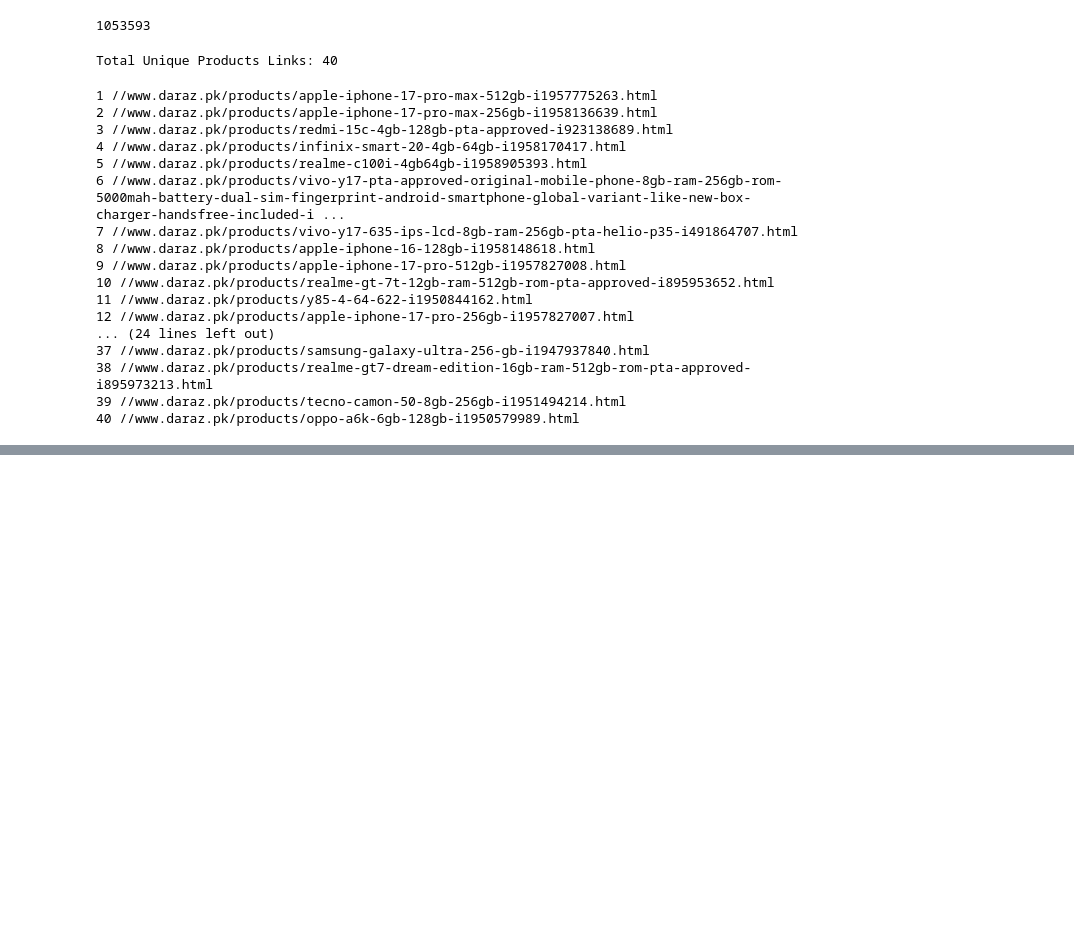
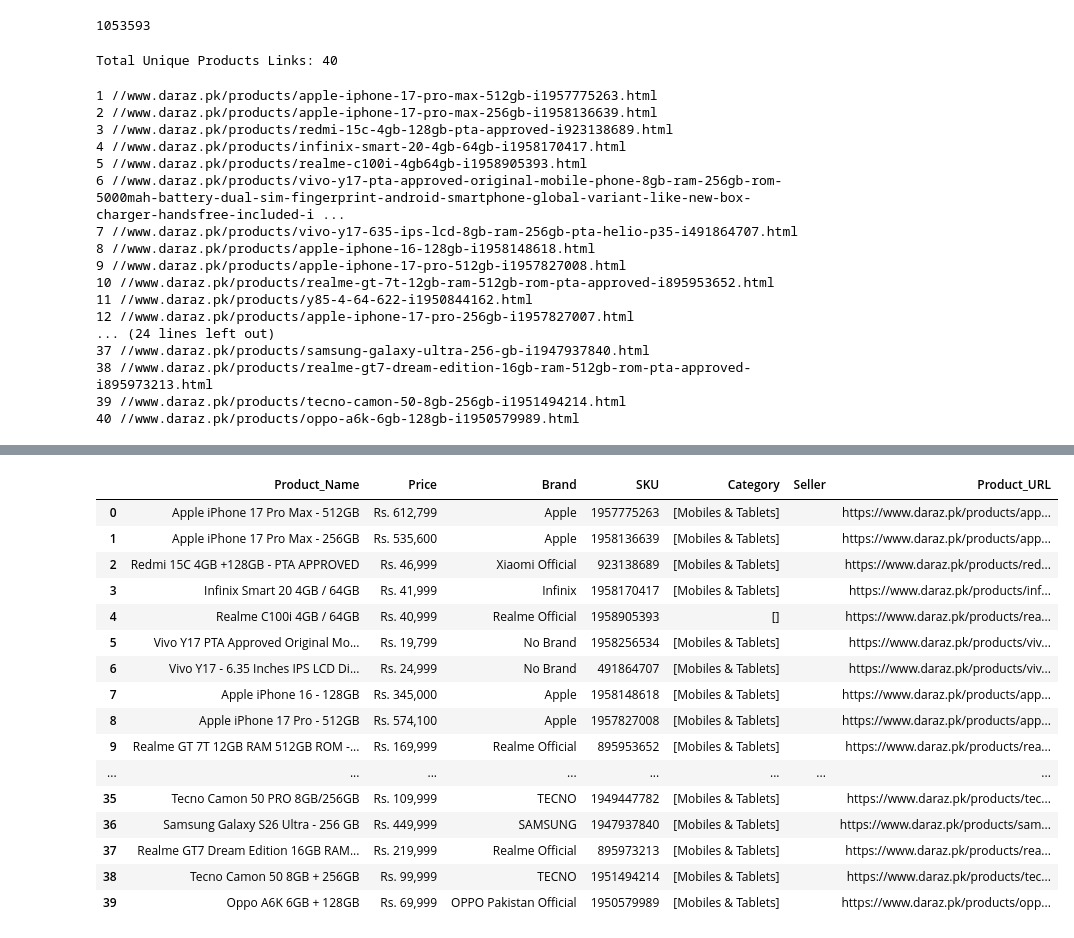
Before and after one commit to Fatima-Arain206/Web-Scrapping-Daraz, a Jupyter notebook: mobile.ipynb, the cells around one changed output, grey strips where cells are left out. Drawn from its saved outputs; the diff is of its cells as text; code cells hidden in the pictures; blank space fills up the shorter version.

```diff
--- a/mobile.ipynb
+++ b/mobile.ipynb
@@ -33,7 +33,8 @@ len(html_content)
 # %% [output]
 1053593
 # %%
-with open('mobile.html',"r",encoding='utf-8') as f:
+from bs4 import BeautifulSoup
+with open('data/raw/mobile.html',"r",encoding='utf-8') as f:
     soup= BeautifulSoup(f,'html.parser')
 
 product_links = []
@@ -51,8 +52,9 @@ print(f'Total Unique Products Links: {len(product_links)}')
 # %% [output]
 Total Unique Products Links: 40
 # %%
-for i, link in enumerate(product_links, start=1):
-    print(i, link)
+with open('data/raw/mobile.html',"r") as f:
+    for i, link in enumerate(product_links, start=1):
+        print(i, link)
 f.close()
 # %% [output]
 1 //www.daraz.pk/products/apple-iphone-17-pro-max-512gb-i1957775263.html
@@ -80,6 +82,7 @@ import time
 import json
 from bs4 import BeautifulSoup
 import time
+import re
 
 try:
     driver = webdriver.Chrome()
@@ -89,7 +92,10 @@ try:
     for i ,links in enumerate( product_links , start=1):
         if links.startswith('//'):
             links= 'https:'+links
-
+        elif links.startswith('/'):
+            links= "https://www.daraz.pk"+links
+        if not links.startswith('http'):
+            continue
         driver.get(links)
         time.sleep(2)
 
@@ -97,7 +103,7 @@ try:
 
         match =  re.search(
         r'var pdpTrackingData = "(.*?)";',
-        html,
+        html_data,
         re.DOTALL
     )
 
@@ -114,7 +120,7 @@ try:
                                "SKU": data.get("pdt_sku"),
                                "Category": data.get("pdt_category"),
                                "Seller": data.get("seller_name"),
-                               "Product_URL": url
+                               "Product_URL": links
                            }
                products.append(product)
 
@@ -130,5 +136,5 @@ try:
     print("\nScraping completed!")
     print("Products collected:", len(products))
 except Exception as e:
-    print(f'network error')
+    print(f'{e}')
 # %% [output]
@@ -135,0 +158,22 @@ KeyboardInterrupt:
+# %%
+df = pd.DataFrame(products)
+len(df)
+df
+# %% [output]
+|  | Product_Name | Price | Brand | SKU | Category | Seller | Product_URL |
+| 0 | Apple iPhone 17 Pro Max - 512GB | Rs. 612,799 | Apple | 1957775263 | [Mobiles & Tablets] |  | https://www.daraz.pk/products/app... |
+| 1 | Apple iPhone 17 Pro Max - 256GB | Rs. 535,600 | Apple | 1958136639 | [Mobiles & Tablets] |  | https://www.daraz.pk/products/app... |
+| 2 | Redmi 15C 4GB +128GB - PTA APPROVED | Rs. 46,999 | Xiaomi Official | 923138689 | [Mobiles & Tablets] |  | https://www.daraz.pk/products/red... |
+| 3 | Infinix Smart 20 4GB / 64GB | Rs. 41,999 | Infinix | 1958170417 | [Mobiles & Tablets] |  | https://www.daraz.pk/products/inf... |
+| 4 | Realme C100i 4GB / 64GB | Rs. 40,999 | Realme Official | 1958905393 | [] |  | https://www.daraz.pk/products/rea... |
+| 5 | Vivo Y17 PTA Approved Original Mo... | Rs. 19,799 | No Brand | 1958256534 | [Mobiles & Tablets] |  | https://www.daraz.pk/products/viv... |
+| 6 | Vivo Y17 - 6.35 Inches IPS LCD Di... | Rs. 24,999 | No Brand | 491864707 | [Mobiles & Tablets] |  | https://www.daraz.pk/products/viv... |
+| 7 | Apple iPhone 16 - 128GB | Rs. 345,000 | Apple | 1958148618 | [Mobiles & Tablets] |  | https://www.daraz.pk/products/app... |
+| 8 | Apple iPhone 17 Pro - 512GB | Rs. 574,100 | Apple | 1957827008 | [Mobiles & Tablets] |  | https://www.daraz.pk/products/app... |
+| 9 | Realme GT 7T 12GB RAM 512GB ROM -... | Rs. 169,999 | Realme Official | 895953652 | [Mobiles & Tablets] |  | https://www.daraz.pk/products/rea... |
+| ... | ... | ... | ... | ... | ... | ... | ... |
+| 35 | Tecno Camon 50 PRO 8GB/256GB | Rs. 109,999 | TECNO | 1949447782 | [Mobiles & Tablets] |  | https://www.daraz.pk/products/tec... |
+| 36 | Samsung Galaxy S26 Ultra - 256 GB | Rs. 449,999 | SAMSUNG | 1947937840 | [Mobiles & Tablets] |  | https://www.daraz.pk/products/sam... |
+| 37 | Realme GT7 Dream Edition 16GB RAM... | Rs. 219,999 | Realme Official | 895973213 | [Mobiles & Tablets] |  | https://www.daraz.pk/products/rea... |
+| 38 | Tecno Camon 50 8GB + 256GB | Rs. 99,999 | TECNO | 1951494214 | [Mobiles & Tablets] |  | https://www.daraz.pk/products/tec... |
+| 39 | Oppo A6K 6GB + 128GB | Rs. 69,999 | OPPO Pakistan Official | 1950579989 | [Mobiles & Tablets] |  | https://www.daraz.pk/products/opp... |
```
Also changed, not shown: parts of 2 cells of this notebook, 4 other files.
